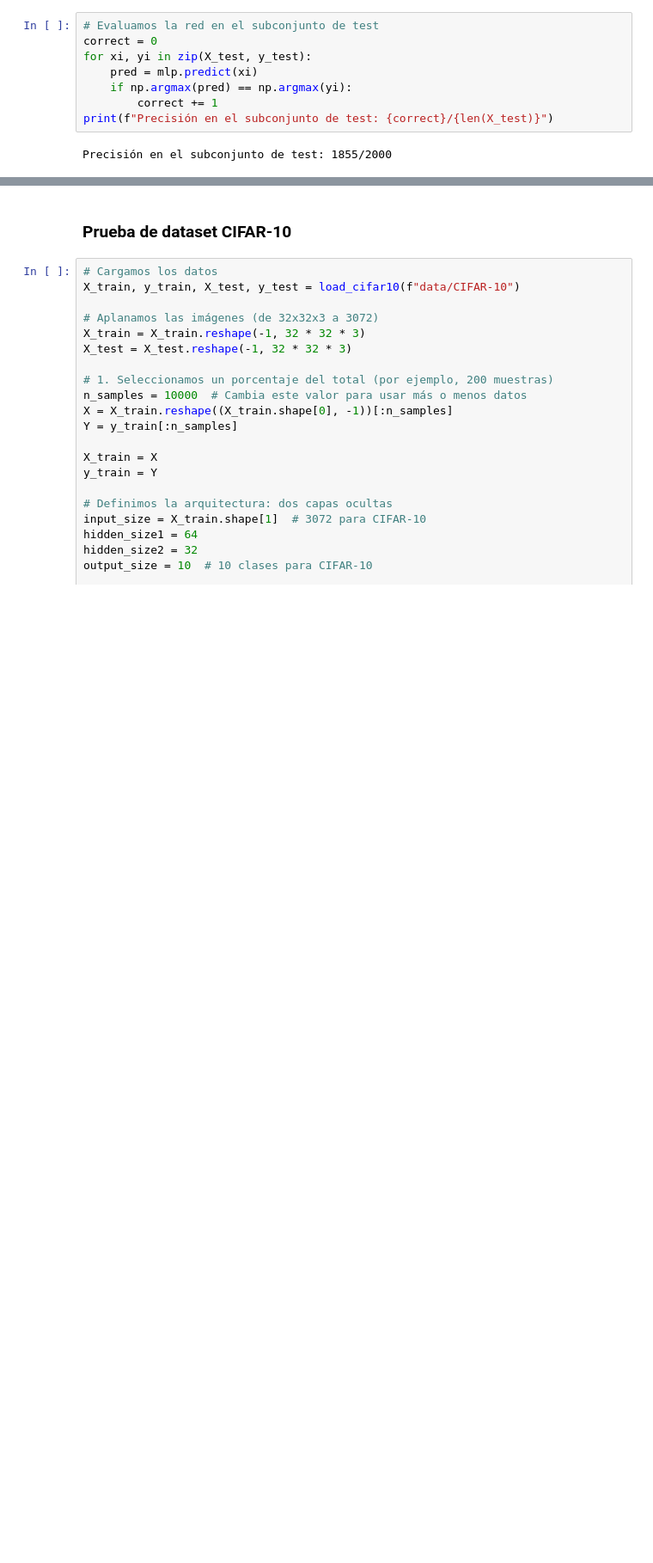
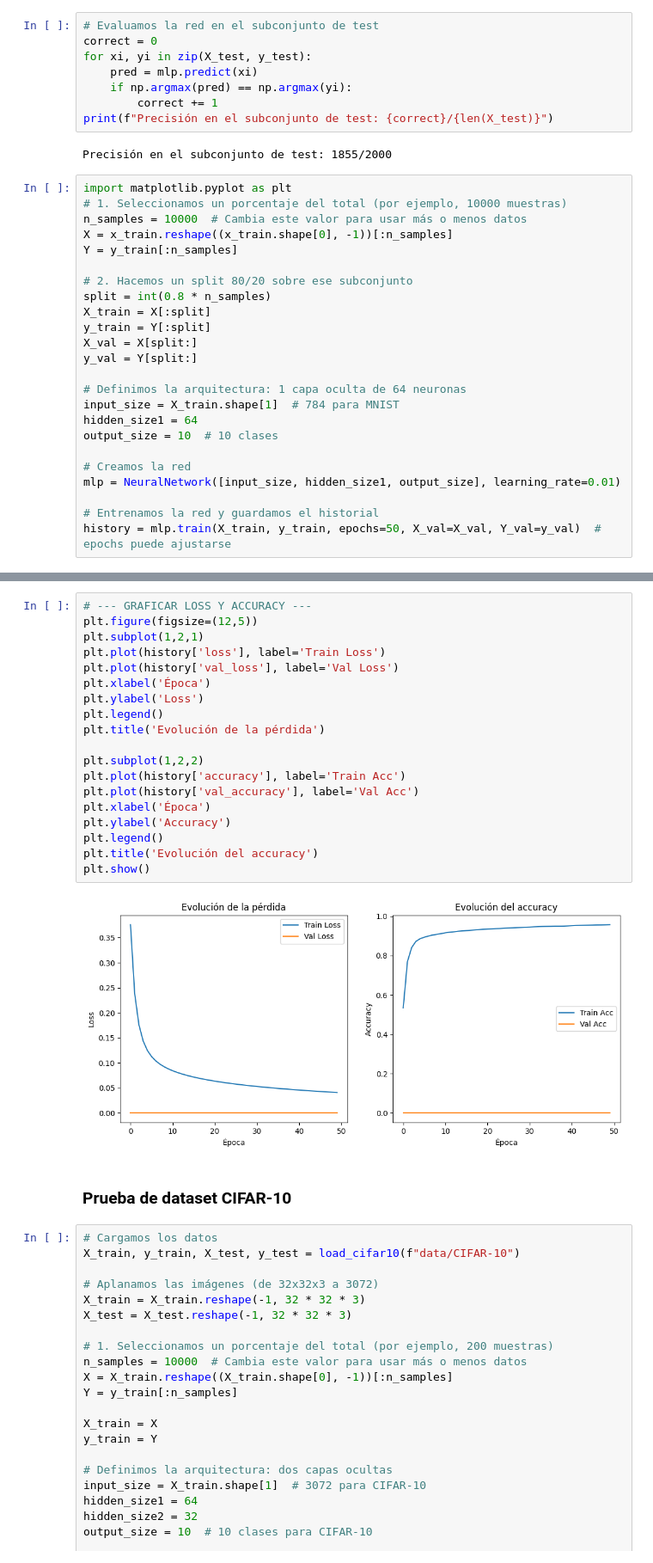
Before and after one commit to Luklr/SI-2025, a Jupyter notebook: TP-Final-Perceptron/perceptron_multicapa.ipynb, the cells around one changed output, grey strips where cells are left out. Shown at 86% size. Drawn from its saved outputs; the diff is of its cells as text; blank space fills up the shorter version.

```diff
--- a/TP-Final-Perceptron/perceptron_multicapa.ipynb
+++ b/TP-Final-Perceptron/perceptron_multicapa.ipynb
@@ -282,3 +311,27 @@ for xi, yi in zip(X_test, y_test):
 print(f"Precisión en el subconjunto de test: {correct}/{len(X_test)}")
 # %% [output]
 Precisión en el subconjunto de test: 1855/2000
+# %%
+import matplotlib.pyplot as plt
+# 1. Seleccionamos un porcentaje del total (por ejemplo, 10000 muestras)
+n_samples = 10000  # Cambia este valor para usar más o menos datos
+X = x_train.reshape((x_train.shape[0], -1))[:n_samples]
+Y = y_train[:n_samples]
+
+# 2. Hacemos un split 80/20 sobre ese subconjunto
+split = int(0.8 * n_samples)
+X_train = X[:split]
+y_train = Y[:split]
+X_val = X[split:]
+y_val = Y[split:]
+
+# Definimos la arquitectura: 1 capa oculta de 64 neuronas
+input_size = X_train.shape[1]  # 784 para MNIST
+hidden_size1 = 64
+output_size = 10  # 10 clases
+
+# Creamos la red
+mlp = NeuralNetwork([input_size, hidden_size1, output_size], learning_rate=0.01)
+
+# Entrenamos la red y guardamos el historial
+history = mlp.train(X_train, y_train, epochs=50, X_val=X_val, Y_val=y_val)  # epochs puede ajustarse
@@ -285,3 +356,24 @@ Precisión en el subconjunto de test: 1855/2000
+# %%
+# --- GRAFICAR LOSS Y ACCURACY ---
+plt.figure(figsize=(12,5))
+plt.subplot(1,2,1)
+plt.plot(history['loss'], label='Train Loss')
+plt.plot(history['val_loss'], label='Val Loss')
+plt.xlabel('Época')
+plt.ylabel('Loss')
+plt.legend()
+plt.title('Evolución de la pérdida')
+
+plt.subplot(1,2,2)
+plt.plot(history['accuracy'], label='Train Acc')
+plt.plot(history['val_accuracy'], label='Val Acc')
+plt.xlabel('Época')
+plt.ylabel('Accuracy')
+plt.legend()
+plt.title('Evolución del accuracy')
+plt.show()
+# %% [output]
+[figure, added]
 # %% [markdown]
 ### Prueba de dataset CIFAR-10
 # %%
```
Also changed, not shown: parts of 11 cells of this notebook.
